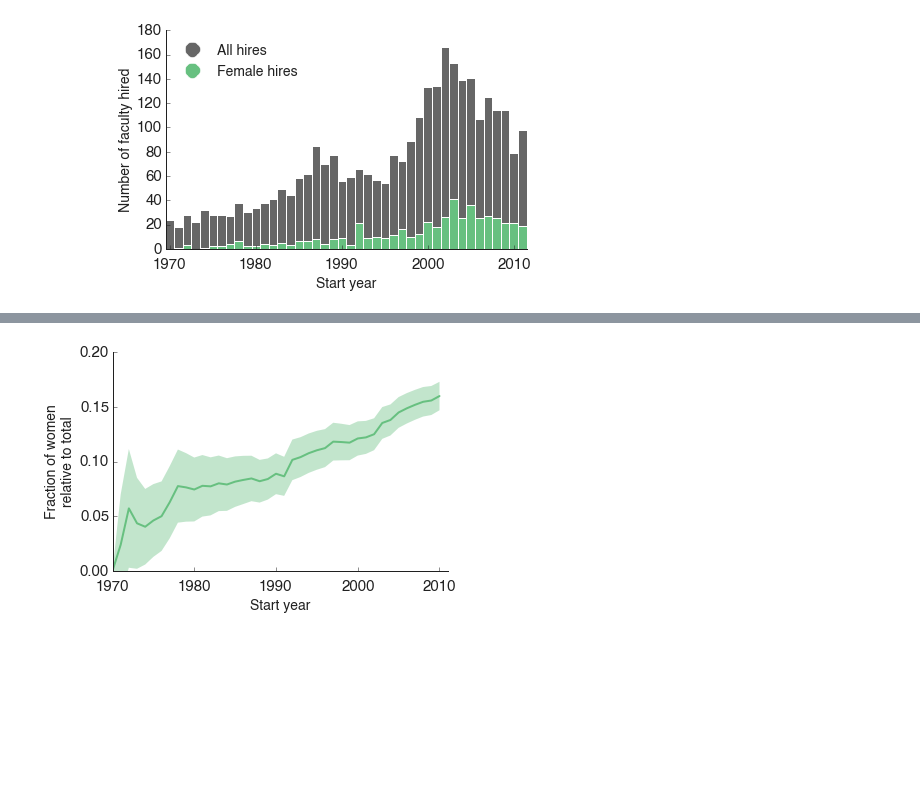
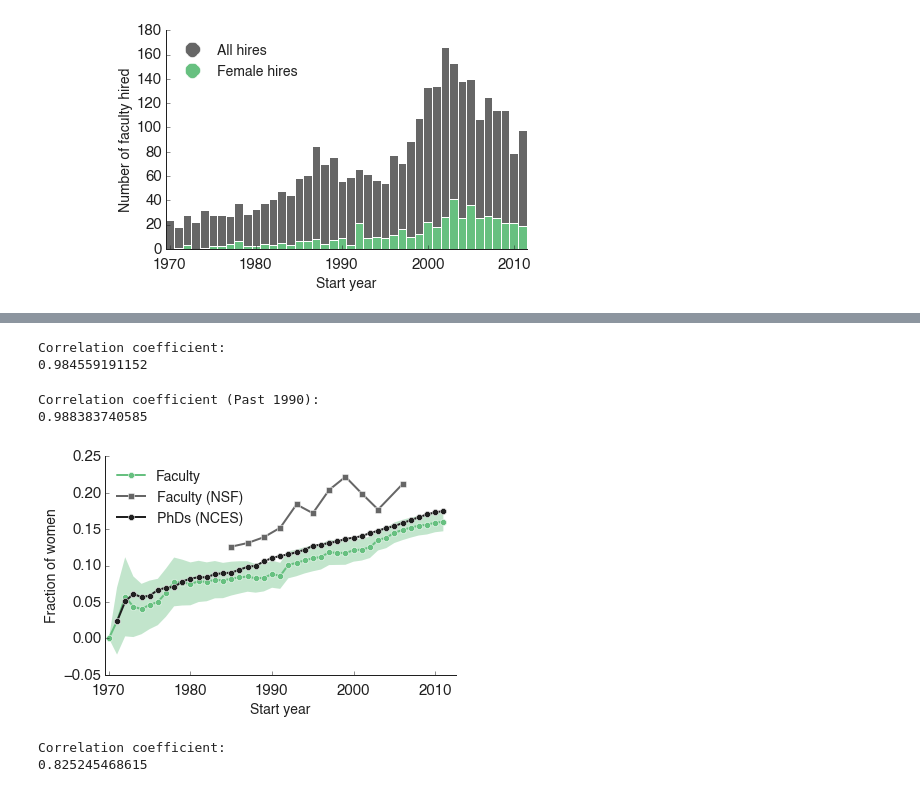
Before and after one commit to samfway/faculty_hiring, a Jupyter notebook: notebooks/Examples_Loading_and_Playing.ipynb, the cells around one changed output, grey strips where cells are left out. Cells and saved outputs as stored; diff of their text form; code cells hidden in the pictures; blank space fills up the shorter version.

```diff
--- a/notebooks/Examples_Loading_and_Playing.ipynb
+++ b/notebooks/Examples_Loading_and_Playing.ipynb
@@ -1,11 +1,15 @@
 # %%
+from __future__ import division
+
 from faculty_hiring.misc.plotting import *  # Definitions for LABEL_SIZE and such
 from faculty_hiring.misc.gaussian_kde import gaussian_kde
 from faculty_hiring.parse import faculty_parser, institution_parser
 from faculty_hiring.parse import load
+from faculty_hiring.parse.nces import parse_phds_awarded
 from faculty_hiring.misc.subfield import topic_descriptions, num_topics
 # topic_descriptions is a list of topic descriptions, num_topics is the length of that list.
 
+from scipy.stats.stats import pearsonr
 from collections import Counter
 import numpy as np
 import scipy as sp
@@ -20,6 +24,7 @@ colors = palettable.tableau.Tableau_10.mpl_colors
 faculty_file = '/Users/samway/Documents/Work/ClausetLab/projects/faculty_hiring/data/faculty_cs_0930.txt'
 inst_file = '/Users/samway/Documents/Work/ClausetLab/projects/faculty_hiring/data/inst_cs.txt'
 figures_dir = '/Users/samway/Documents/Work/ClausetLab/projects/faculty_hiring/notebooks/figures/'
+nces_table = '/Users/samway/Documents/Work/ClausetLab/projects/faculty_hiring/data/nces_table.txt'
 
 # (Optional, these are for loading publication profiles)
 # dblp_dir = '/Users/samway/Documents/Work/ClausetLab/projects/faculty_hiring/data/profiles_DBLP_all/'
@@ -30,6 +35,7 @@ figures_dir = '/Users/samway/Documents/Work/ClausetLab/projects/faculty_hiring/n
 inst = institution_parser.parse_institution_records(open(inst_file))
 faculty = load.load_assistant_profs(open(faculty_file))
 # load.load_all_publications(faculty, dblp_dir, gs_dir) # <-- need to have gs_dir and dblp_dir defined
+nces_years, nces_women, nces_total = parse_phds_awarded(nces_table)
 # %% [markdown]
 ##### Wait, what are those things?
 # %% [markdown]
@@ -187,38 +241,90 @@ plt.show()
+# %%
+print 'Correlation coefficient:'
+keep = np.array([i for i, y in enumerate(year_range) if y in nces_years])
+avg = np.array(avg)
+print pearsonr(np.cumsum(nces_women)/np.cumsum(nces_total), avg[keep])[0]
+# %% [output]
+Correlation coefficient:
+0.984559191152
+# %%
+print 'Correlation coefficient (Past 1990):'
+keep = np.array([i for i, y in enumerate(year_range) if y in nces_years])
+nces = np.cumsum(nces_women)/np.cumsum(nces_total)
+us = np.array(avg)[keep]
+select = np.where(nces_years >= 1990)[0]
+
+print pearsonr(nces[select], us[select])[0]
+# %% [output]
+Correlation coefficient (Past 1990):
+0.988383740585
 # %%
 fig, ax = plt.subplots(1, 1, figsize=(6,4))
+
+#http://www.nsf.gov/statistics/infbrief/nsf08308/
+
+nsf_years = np.array([1985, 1987, 1989, 1991, 1993, 1995, 1997, 1999, 2001, 2003, 2006])
+nsf_fracs = np.array([12.6, 13.1, 13.9, 15.2, 18.4, 17.2, 20.4, 22.2, 19.9, 17.7, 21.2]) / 100.
 
 def mean_confidence(positives, total, confidence=0.95, iters=1000, z=1.96):
     upper = np.zeros_like(total, dtype=float)
     lower = np.zeros_like(upper)
     avg = np.zeros_like(lower)
 
     for i in xrange(len(positives)):
         pos = positives[i]
         tot = float(total[i])
         if tot == 0:
             continue
         p = pos / tot
         avg[i] = p
         pm = z*np.sqrt((1./tot)*p*(1-p))
         upper[i] = p + pm
         lower[i] = np.max(p - pm, 0.)
 
     return avg, upper, lower
 
 
+avg, upper, lower = mean_confidence(start_years_hist_women, start_years_hist)
 avg, upper, lower = mean_confidence(cumulative_women, cumulative_all)
-ax.fill_between(bins[:-1], lower, upper, color=FEMALE_COLOR, alpha=0.4, edgecolor="None")
-ax.plot(bins[:-1], avg, color=FEMALE_COLOR, linewidth=LINE_WIDTH, solid_capstyle="round")
-ax.set_ylim(0, .2)
-ax.set_xlim(1970, 2011)
+ax.fill_between(year_range, lower, upper, color=FEMALE_COLOR, alpha=0.4, edgecolor="None")
+ax.plot(year_range, avg, '-o', color=FEMALE_COLOR, linewidth=LINE_WIDTH, solid_capstyle="round", markeredgecolor='w',
+        label='Faculty')
+#ax.set_ylim(0, .2)
+x_pad = 0.5
+ax.set_xlim(1970-x_pad, 2012+x_pad)
 ax.set_xticks([1970, 1980, 1990, 2000, 2010])
 
+# NSF
+ax.plot(nsf_years, nsf_fracs, '-s', color=DARK_COLOR, linewidth=LINE_WIDTH, label='Faculty (NSF)', markeredgecolor='w')
+# NCES
+ax.plot(nces_years, np.cumsum(nces_women)/np.cumsum(nces_total), '-o', color=ALMOST_BLACK, linewidth=LINE_WIDTH, label='PhDs (NCES)', markeredgecolor='w')
+
 ax.set_xlabel('Start year', fontsize=LABEL_SIZE)
-ax.set_ylabel('Fraction of women\nrelative to total', fontsize=LABEL_SIZE)
+ax.set_ylabel('Fraction of women', fontsize=LABEL_SIZE)
 ax.tick_params(axis='both', which='major', labelsize=TICK_SIZE)
 hide_right_top_axis(ax)
 
-plt.savefig(os.path.join(figures_dir, 'fraction_of_women.pdf'))
+'''
+f1 = Line2D(range(1), range(1), color=FEMALE_COLOR, marker='o',markersize=15, linestyle='None', markeredgecolor='w')
+f2 = Line2D(range(1), range(1), color=DARK_COLOR, marker='o',markersize=15, linestyle='None', markeredgecolor='w')
+f3 = Line2D(range(1), range(1), color=ALMOST_BLACK, marker='o',markersize=15, linestyle='None', markeredgecolor='w')
+
+f1 = Line2D(range(1), range(1), color=FEMALE_COLOR, linestyle='-', linewidth=LINE_WIDTH, markeredgecolor=FEMALE_COLOR)
+f2 = Line2D(range(1), range(1), color=DARK_COLOR, linestyle='-', linewidth=LINE_WIDTH)
+f3 = Line2D(range(1), range(1), color=ALMOST_BLACK, linestyle=':', linewidth=LINE_WIDTH)
+plt.legend((f1,f2,f3),('Faculty','Faculty (NSF)', 'PhDs (NCES)'), numpoints=1, loc='upper left', frameon=False, fontsize=LABEL_SIZE)
+'''
+plt.legend(numpoints=1, loc='upper left', frameon=False, fontsize=LABEL_SIZE)
+
+plt.savefig(os.path.join(figures_dir, 'fraction_of_women_by_year.pdf'))
 plt.show()
 # %% [output]
-[figure, old version]
+[figure, new version]
+# %%
+print 'Correlation coefficient:'
+keep = np.array([i for i, y in enumerate(year_range) if y in nsf_years])
+avg = np.array(avg)
+print pearsonr(nsf_fracs, avg[keep])[0]
+# %% [output]
+Correlation coefficient:
+0.825245468615
```
Also changed, not shown: parts of 4 cells of this notebook, 2 other files.
